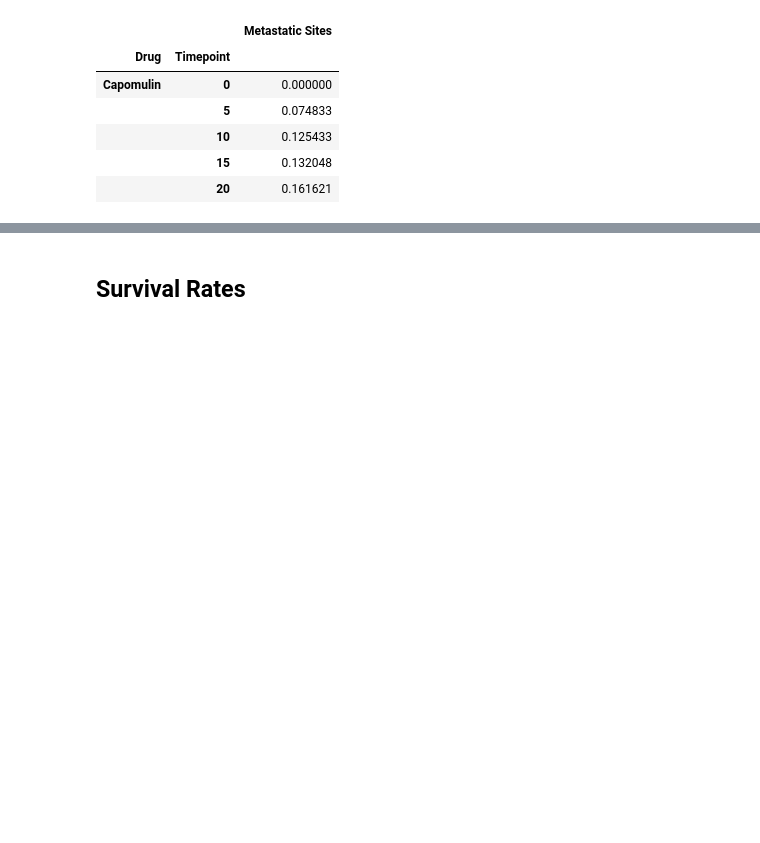
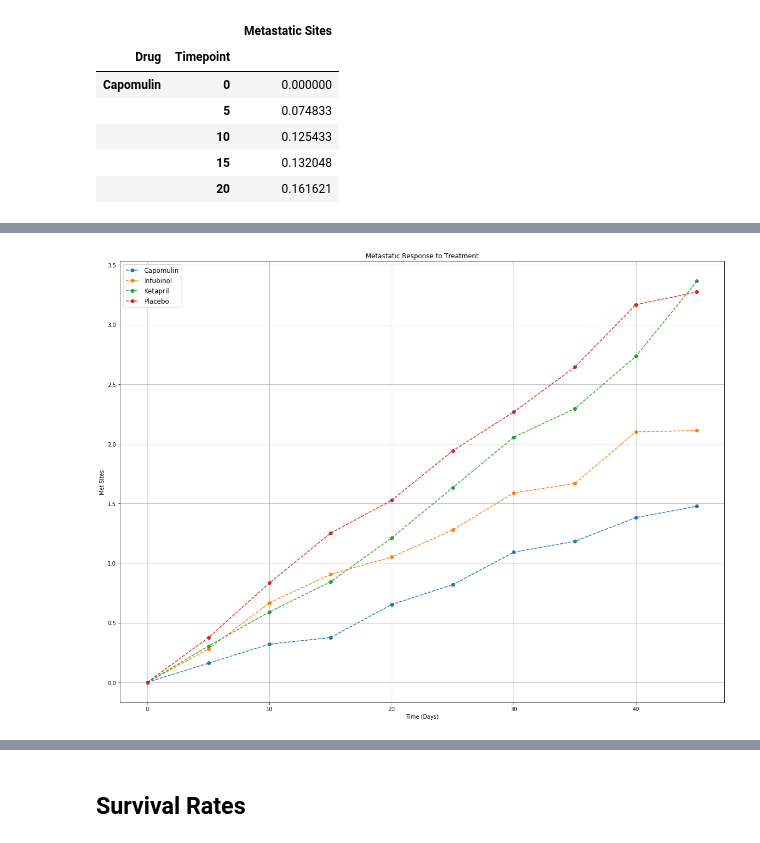
Before and after one commit to patrickharrington6717/matplotlib-challenge, a Jupyter notebook: pymaceuticals_starter.ipynb, the cells around one changed output, grey strips where cells are left out. Cells and saved outputs as stored; diff of their text form; code cells hidden in the pictures; blank space fills up the shorter version.

```diff
--- a/pymaceuticals_starter.ipynb
+++ b/pymaceuticals_starter.ipynb
@@ -222,7 +260,10 @@ plt.show()
 ## Metastatic Response to Treatment
 # %%
 # Store the Mean Met. Site Data Grouped by Drug and Timepoint
-
+df1=merged.groupby(['Drug', 'Timepoint']).mean()
+mean_df=df1.drop("Tumor Volume (mm3)", axis=1).reset_index()
+mean_df.head()
 # Convert to DataFrame
 
+
 # Preview DataFrame
@@ -254,3 +332,7 @@ plt.show()
 # Minor Data Munging to Re-Format the Data Frames
 
 # Preview that Reformatting worked
+# %%
+pivot_df = mean_df.pivot(index='Timepoint', columns='Drug', values='Metastatic Sites')
+pivot_df.reset_index(level = None, inplace = True)
+pivot_df
@@ -271,0 +360,3 @@ plt.show()
+# %%
+met_table_fourdrugs = pivot_df[['Timepoint', 'Capomulin', 'Infubinol', 'Ketapril', 'Placebo']]
+met_table_fourdrugs.head()
@@ -272,3 +370,23 @@ plt.show()
+# %%
+# Generate the Plot (with Error Bars)
+
+# Save the Figure
+
+# Show the Figure
+plt.figure(figsize = (20, 15))
+plt.errorbar(x=met_table_fourdrugs['Timepoint'],y=met_table_fourdrugs['Capomulin'], yerr=None, linestyle="--", fmt='o')
+plt.errorbar(x=met_table_fourdrugs['Timepoint'],y=met_table_fourdrugs['Infubinol'], yerr=None, linestyle="--", fmt='o')
+plt.errorbar(x=met_table_fourdrugs['Timepoint'],y=met_table_fourdrugs['Ketapril'], yerr=None, linestyle="--",fmt='o')
+plt.errorbar(x=met_table_fourdrugs['Timepoint'],y=met_table_fourdrugs['Placebo'], yerr=None, linestyle="--", fmt='o')
+plt.ylabel('Met Sites')
+plt.xlabel('Time (Days)')
+plt.title('Metastatic Response to Treatment')
+plt.grid()
+plt.legend(("Capomulin", "Infubinol", "Ketapril", "Placebo"), fontsize=12)
+plt.savefig('plot2.png')
+plt.show()
+# %% [output]
+[figure, added]
 # %% [markdown]
 ![Metastatic Spread During Treatment](../Images/spread.png)
 # %% [markdown]
```
Also changed, not shown: parts of 14 cells of this notebook, 2 other files.
